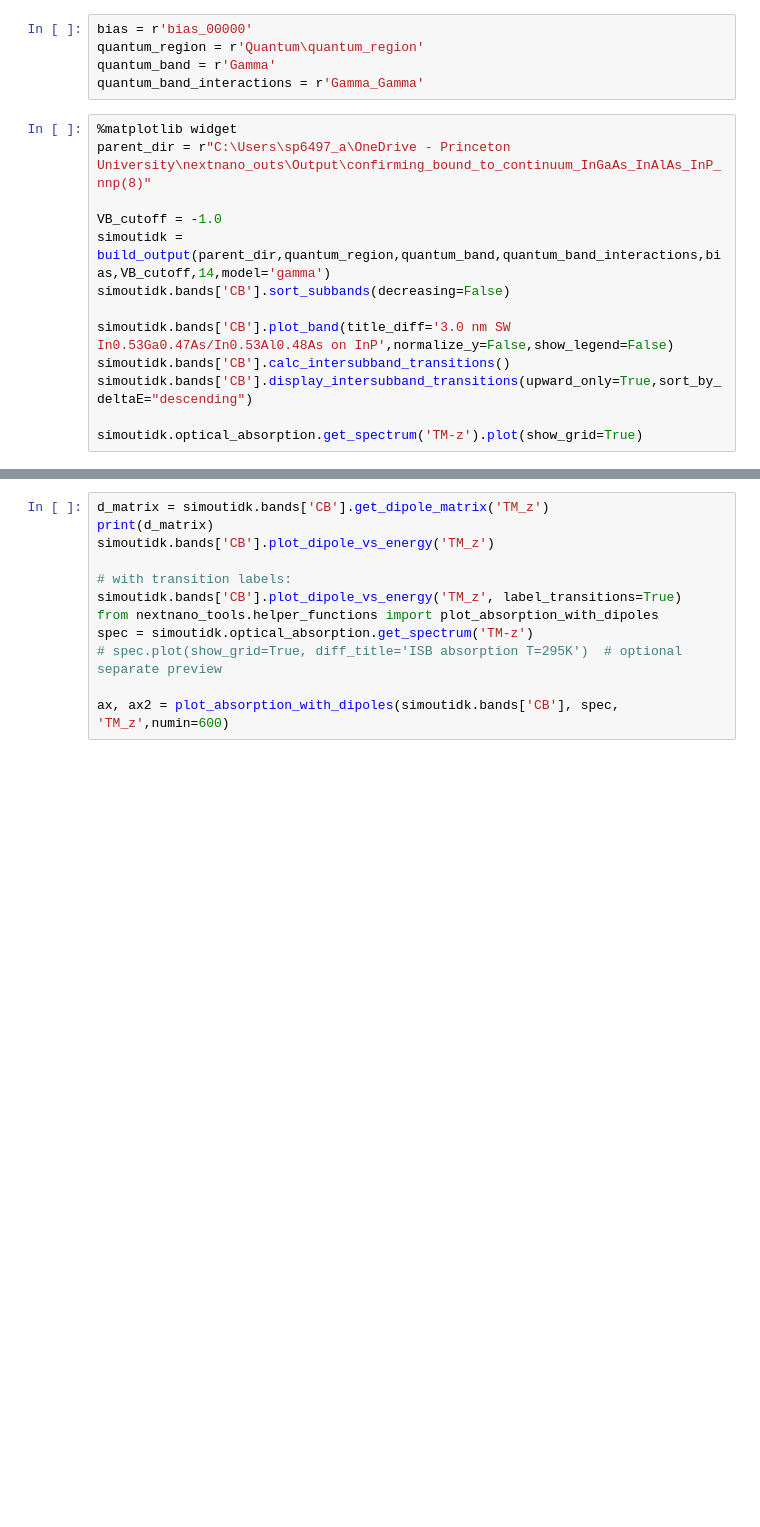
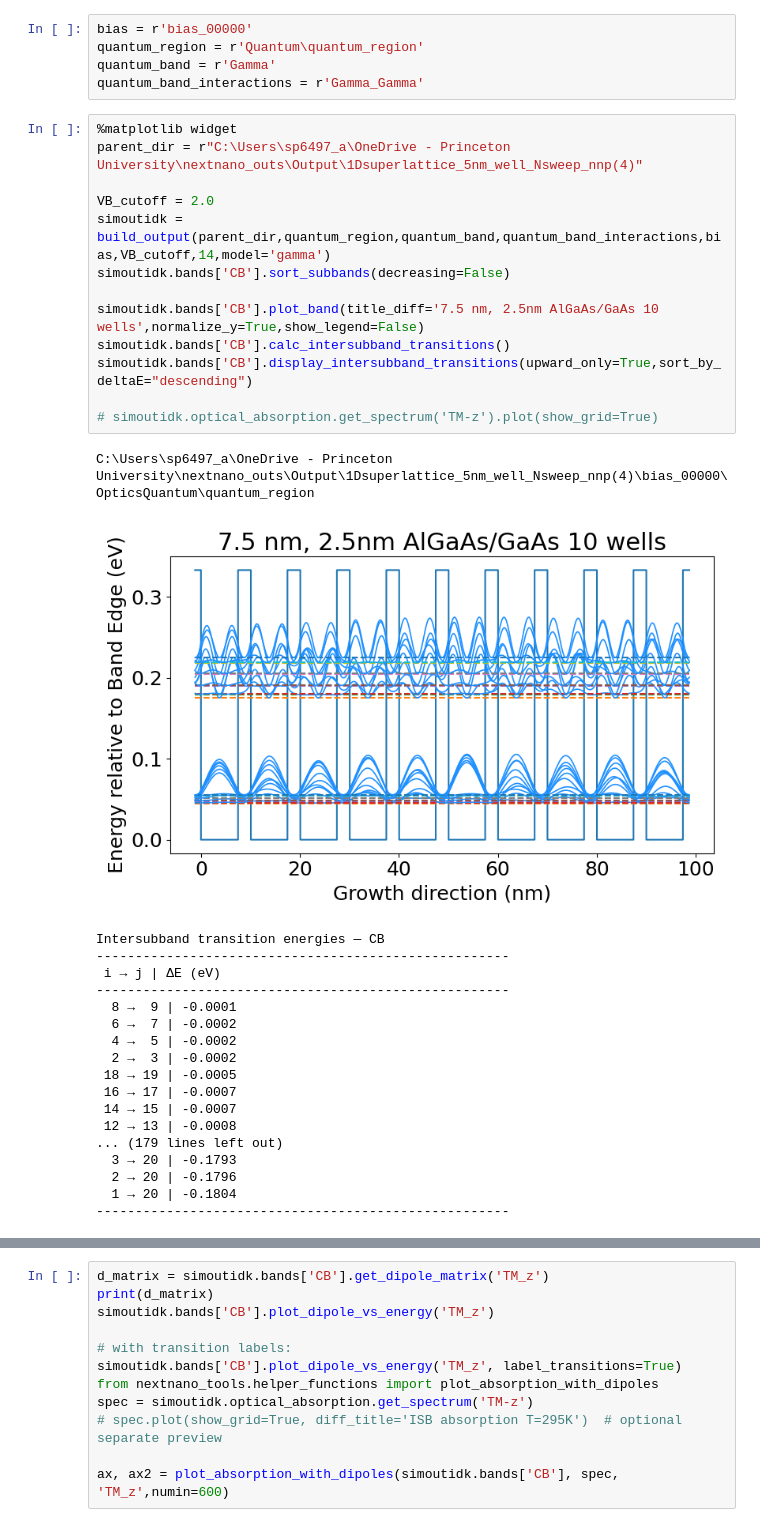
Before and after one commit to sherpsss/nextnanopy_projects, a Jupyter notebook: AlGaAsGaAsSL/AlGaAsGaAsSL.ipynb, the cells around one changed output, grey strips where cells are left out. Drawn from its saved outputs; the diff is of its cells as text; blank space fills up the shorter version.

```diff
--- a/AlGaAsGaAsSL/AlGaAsGaAsSL.ipynb
+++ b/AlGaAsGaAsSL/AlGaAsGaAsSL.ipynb
@@ -19,14 +22,34 @@ quantum_band = r'Gamma'
 quantum_band_interactions = r'Gamma_Gamma'
 # %%
 %matplotlib widget
-parent_dir = r"C:\Users\sp6497_a\OneDrive - Princeton University\nextnano_outs\Output\confirming_bound_to_continuum_InGaAs_InAlAs_InP_nnp(8)"
+parent_dir = r"C:\Users\sp6497_a\OneDrive - Princeton University\nextnano_outs\Output\1Dsuperlattice_5nm_well_Nsweep_nnp(4)"
 
-VB_cutoff = -1.0
+VB_cutoff = 2.0
 simoutidk = build_output(parent_dir,quantum_region,quantum_band,quantum_band_interactions,bias,VB_cutoff,14,model='gamma')
 simoutidk.bands['CB'].sort_subbands(decreasing=False)
 
-simoutidk.bands['CB'].plot_band(title_diff='3.0 nm SW In0.53Ga0.47As/In0.53Al0.48As on InP',normalize_y=False,show_legend=False)
+simoutidk.bands['CB'].plot_band(title_diff='7.5 nm, 2.5nm AlGaAs/GaAs 10 wells',normalize_y=True,show_legend=False)
 simoutidk.bands['CB'].calc_intersubband_transitions()
 simoutidk.bands['CB'].display_intersubband_transitions(upward_only=True,sort_by_deltaE="descending")
 
-simoutidk.optical_absorption.get_spectrum('TM-z').plot(show_grid=True)
+# simoutidk.optical_absorption.get_spectrum('TM-z').plot(show_grid=True)
+# %% [output]
+C:\Users\sp6497_a\OneDrive - Princeton University\nextnano_outs\Output\1Dsuperlattice_5nm_well_Nsweep_nnp(4)\bias_00000\OpticsQuantum\quantum_region
+[figure, added]
+Intersubband transition energies — CB
+-----------------------------------------------------
+ i → j | ΔE (eV)
+-----------------------------------------------------
+  8 →  9 | -0.0001
+  6 →  7 | -0.0002
+  4 →  5 | -0.0002
+  2 →  3 | -0.0002
+ 18 → 19 | -0.0005
+ 16 → 17 | -0.0007
+ 14 → 15 | -0.0007
+ 12 → 13 | -0.0008
+... (179 lines left out)
+  3 → 20 | -0.1793
+  2 → 20 | -0.1796
+  1 → 20 | -0.1804
+-----------------------------------------------------
```
Also changed, not shown: parts of 3 cells of this notebook, 5 other files.
